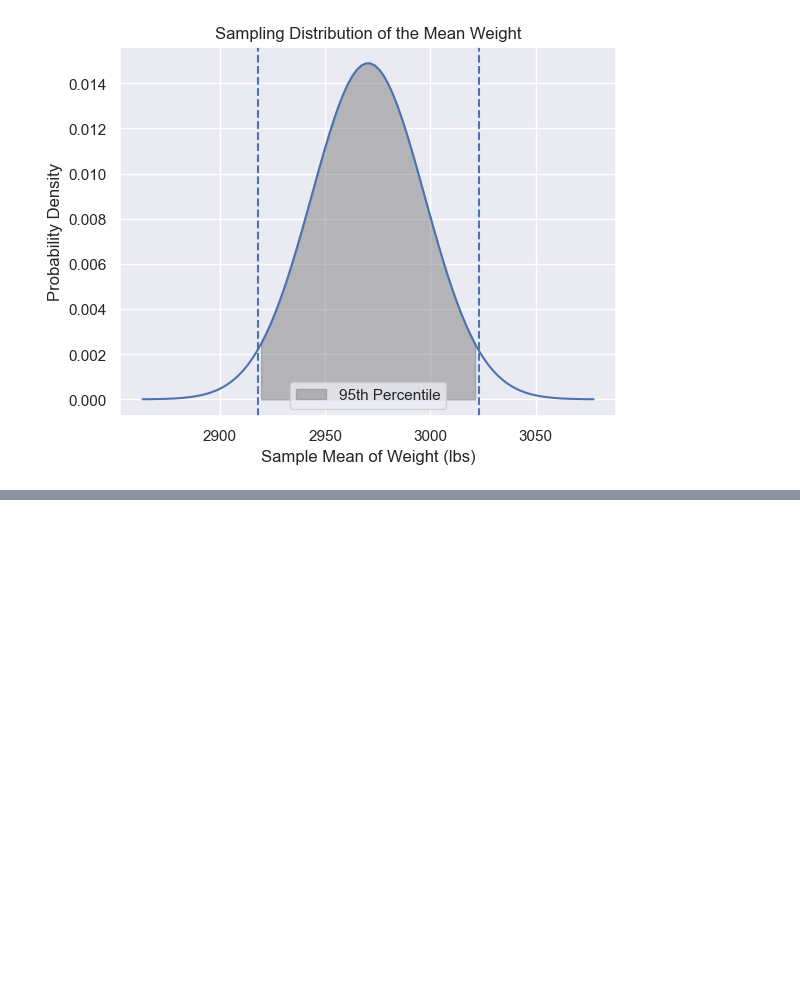
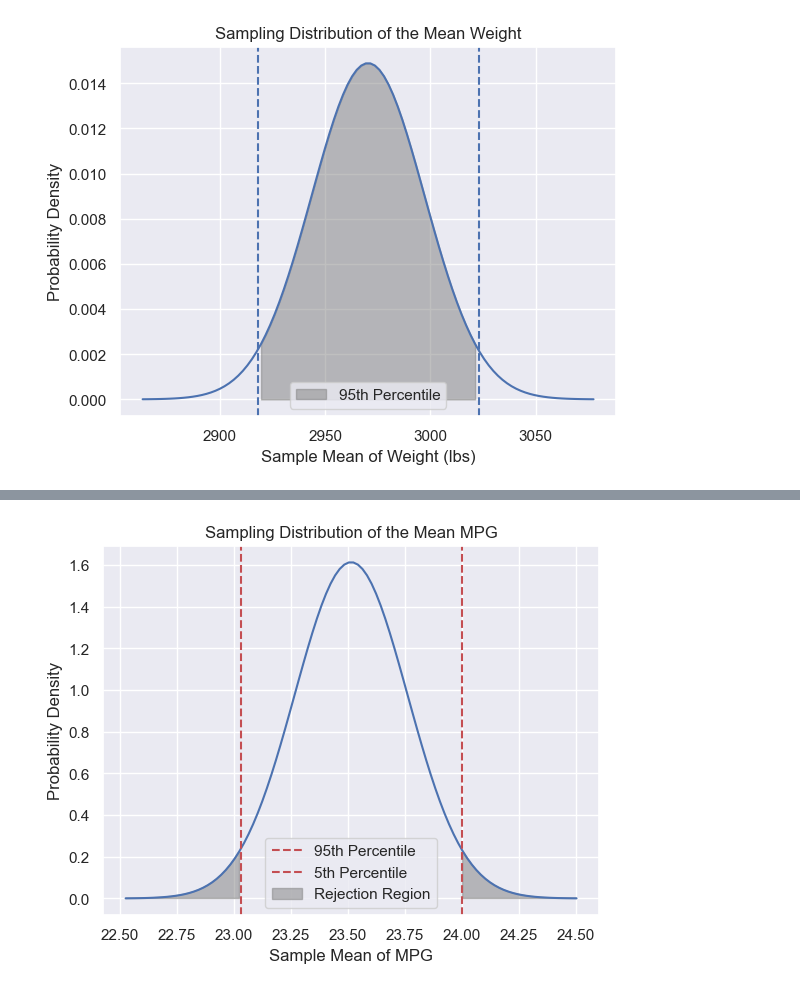
Before and after one commit to mesege1/stats_case_study, a Jupyter notebook: ashton.ipynb, the cells around one changed output, grey strips where cells are left out. Drawn from its saved outputs; the diff is of its cells as text; code cells hidden in the pictures; blank space fills up the shorter version.

```diff
--- a/ashton.ipynb
+++ b/ashton.ipynb
@@ -215,0 +319,36 @@ plt.show()
+# %%
+# Calculate population mean and standard deviation
+population_mean = cars['mpg'].mean()
+population_std = cars['mpg'].std()
+
+# Define the parameters for the null hypothesis (assuming sample mean equals population mean)
+sample_size = 1000  # Size of the sample
+standard_error = population_std / np.sqrt(sample_size)  # Standard error
+
+# Create random variable for the null hypothesis (assuming sample mean equals population mean)
+sampling_distribution_null = stats.norm(population_mean, standard_error)
+
+# Generate x values for the plot
+x = np.linspace(population_mean - 4 * standard_error, population_mean + 4 * standard_error, 100)
+
+# Calculate the 95th and 5th percentiles
+percentile_95 = sampling_distribution_null.ppf(0.975)
+percentile_5 = sampling_distribution_null.ppf(0.025)
+
+# Plot the sampling distribution
+sns.set_theme()
+plt.plot(x, sampling_distribution_null.pdf(x))
+plt.axvline(percentile_95, linestyle="--", color='r', label='95th Percentile')
+plt.axvline(percentile_5, linestyle="--", color='r', label='5th Percentile')
+
+# Shade the area representing the two-tailed test region
+plt.fill_between(x, sampling_distribution_null.pdf(x), where=(x <= percentile_5) | (x >= percentile_95),
+                 color='gray', alpha=0.5, label='Rejection Region')
+
+plt.xlabel('Sample Mean of MPG')
+plt.ylabel('Probability Density')
+plt.title('Sampling Distribution of the Mean MPG')
+plt.legend()
+plt.show()
+# %% [output]
+[figure, added]
```
Also changed, not shown: parts of 18 cells of this notebook, 1 other file.
